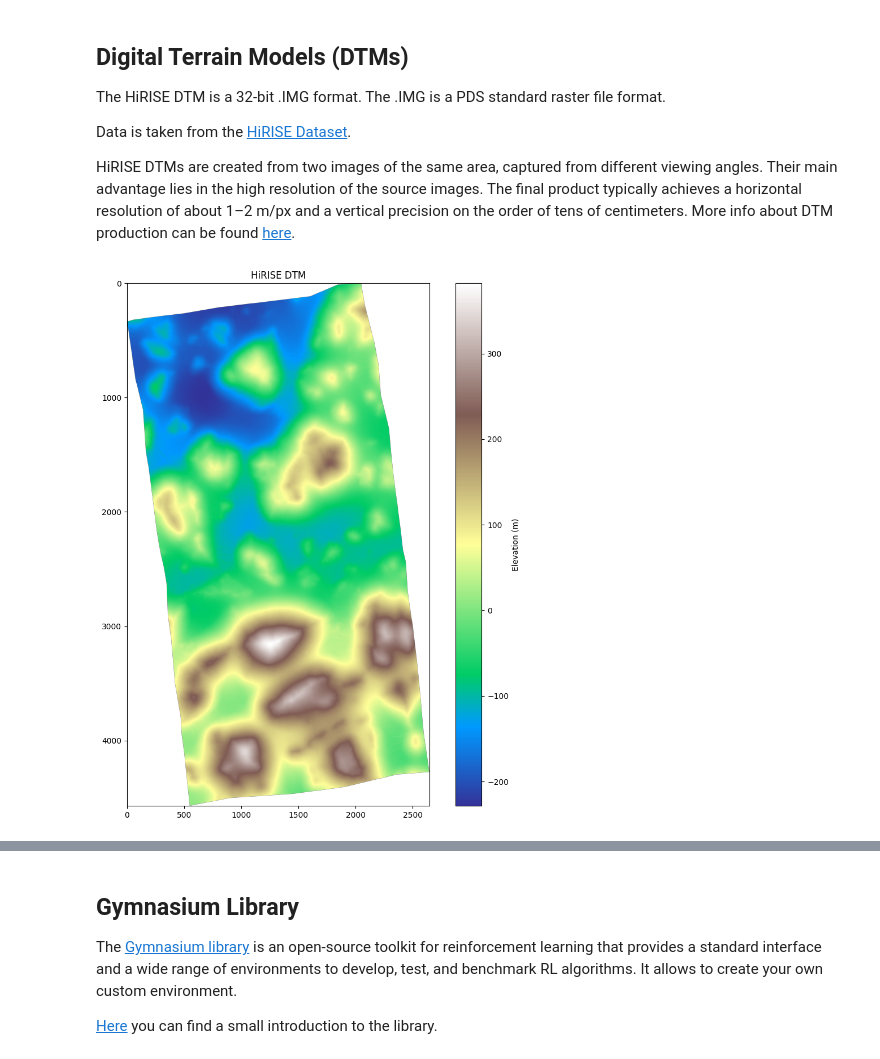
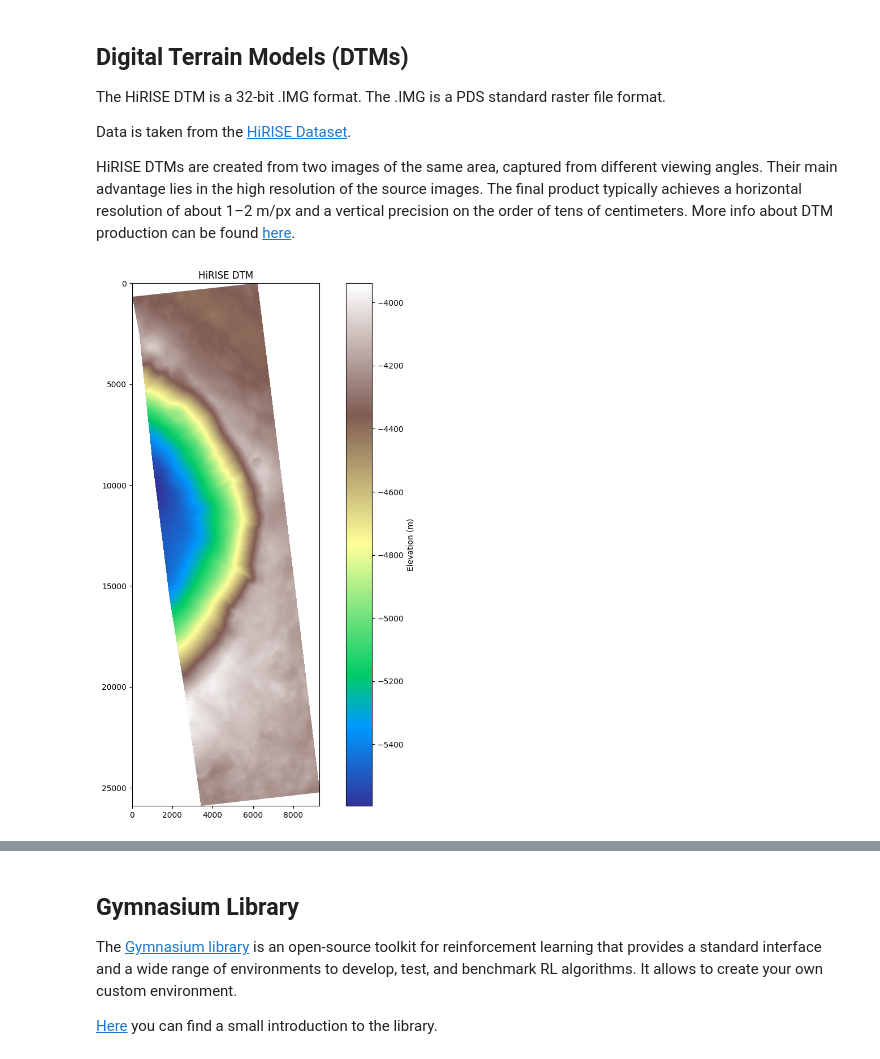
Before and after one commit to GianM0027/Rover-Trajectory-Finder, a Jupyter notebook: how_things_work.ipynb, the cells around one changed output, grey strips where cells are left out. Drawn from its saved outputs; the diff is of its cells as text; code cells hidden in the pictures.

```diff
--- a/how_things_work.ipynb
+++ b/how_things_work.ipynb
@@ -29,12 +32,12 @@ Data is taken from the [HiRISE Dataset](https://www.uahirise.org/dtm/).
 HiRISE DTMs are created from two images of the same area, captured from different viewing angles. Their main advantage lies in the high resolution of the source images. The final product typically achieves a horizontal resolution of about 1–2 m/px and a vertical precision on the order of tens of centimeters. More info about DTM production can be found [here](https://www.uahirise.org/dtm/about.php).
 # %%
 #filepath = "DTMs/DTEEC_016460_2230_016170_2230_G01.IMG"
-filepath = "DTMs/DTEED_082989_1630_083055_1630_A01.IMG"
+filepath = "DTMs/DTEEC_016460_2230_016170_2230_G01.IMG"
 dtm_file = HiriseDTM(filepath)
 
 dtm_file.plot_dtm()
 # %% [output]
-[figure, old version]
+[figure, new version]
 # %%
 # portion of the map extraction
 subset, position = dtm_file.get_portion_of_map(size=100)
```
Also changed, not shown: parts of 16 cells of this notebook.
